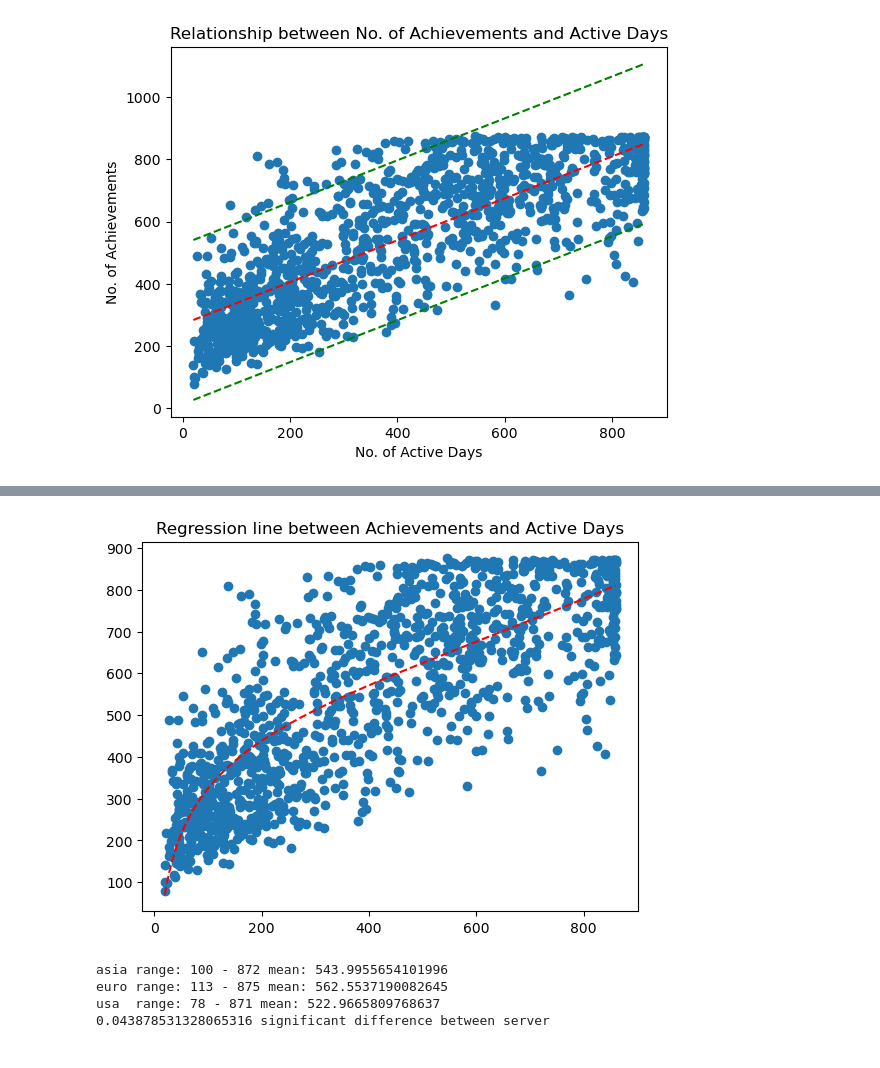
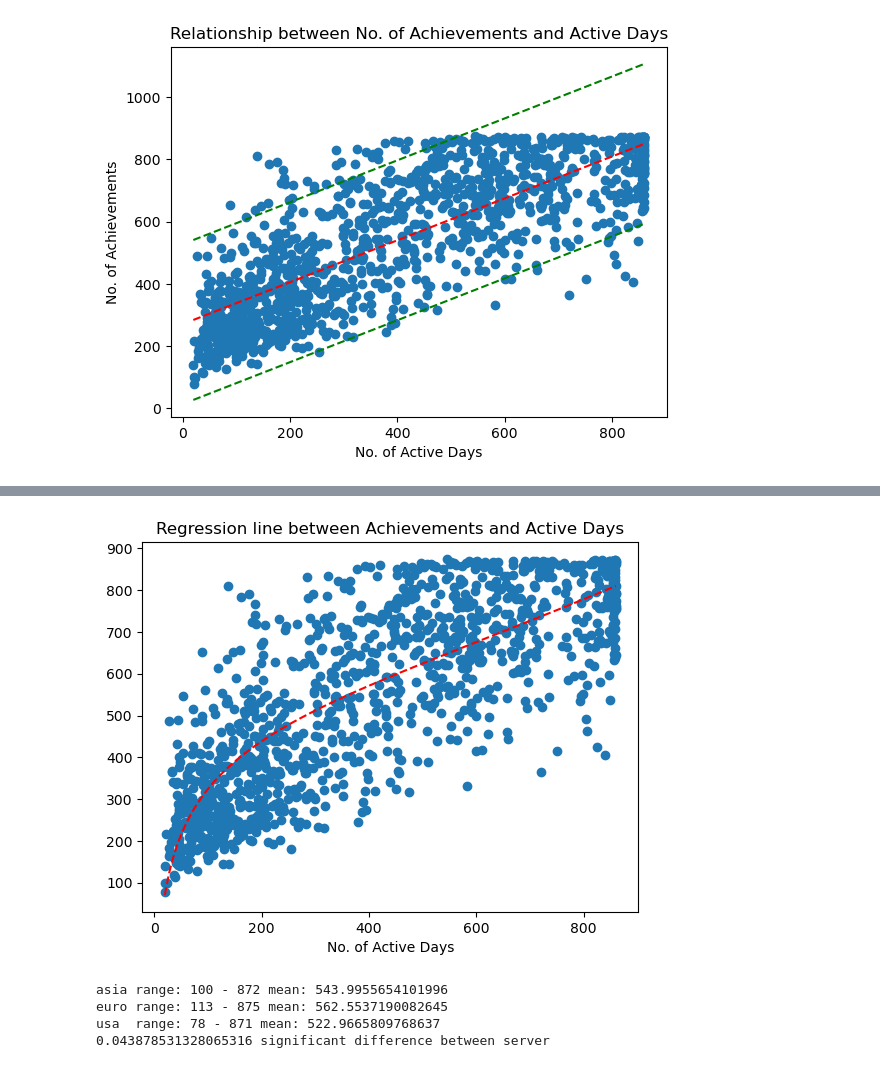
Before and after one commit to jasonchuangkw/project_genshin, a Jupyter notebook: codes/eda_and_analysis.ipynb, the cells around one changed output, grey strips where cells are left out. Drawn from its saved outputs; the diff is of its cells as text; code cells hidden in the pictures.

```diff
--- a/codes/eda_and_analysis.ipynb
+++ b/codes/eda_and_analysis.ipynb
@@ -579,6 +579,7 @@ print(results.summary())
 plt.scatter(df.days_active, y_sm, label='data')
 plt.plot(x,ypred,"r--")
 plt.title("Regression line between Achievements and Active Days")
+plt.xlabel("No. of Active Days")
 plt.show()
 # %% [output]
                             OLS Regression Results
@@ -591,14 +592,14 @@ Time:                        16:34:40   Log-Likelihood:                -7557.7
 No. Observations:                1203   AIC:                         1.512e+04
 Df Residuals:                    1200   BIC:                         1.514e+04
 Df Model:                           2
 Covariance Type:            nonrobust
 ====================================================================================
 ... (12 lines left out)
 Notes:
 [1] Standard Errors assume that the covariance matrix of the errors is correctly specified.
 [2] The condition number is large, 3.56e+06. This might indicate that there are
 strong multicollinearity or other numerical problems.
-[figure, old version]
+[figure, new version]
 # %%
 asia_list = df[df['server'] == 'asia'].achievements.tolist()
 euro_list = df[df['server'] == 'euro'].achievements.tolist()
```
Also changed, not shown: parts of 2 cells of this notebook, 1 other file.
